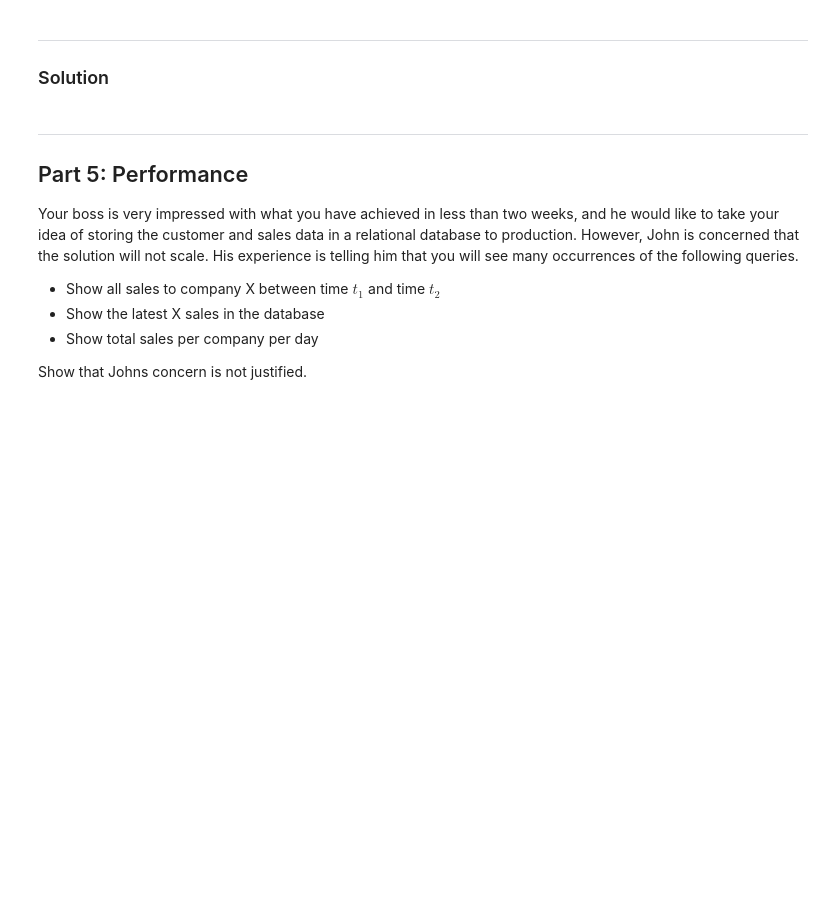
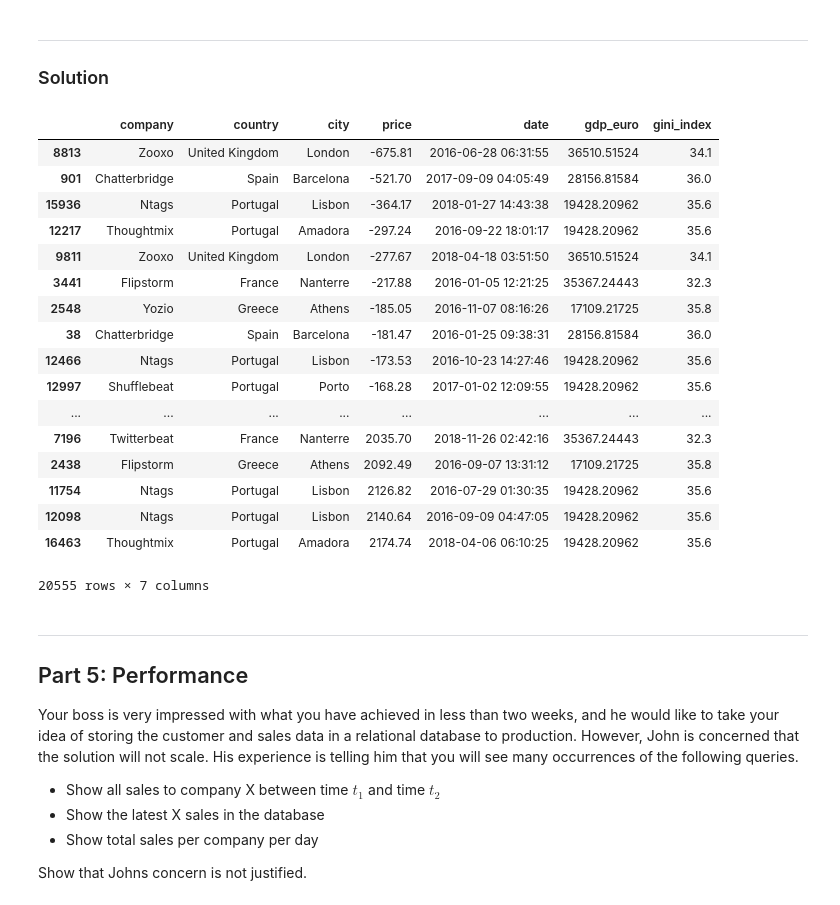
Before and after one commit to vincentvendius/Computational-tools-project-1, a Jupyter notebook: Project1_CustomerDatabase.ipynb, the cells around one changed output. Cells and saved outputs as stored; diff of their text form; code cells hidden in the pictures; blank space fills up the shorter version.

```diff
--- a/Project1_CustomerDatabase.ipynb
+++ b/Project1_CustomerDatabase.ipynb
@@ -505,6 +561,28 @@ Remember, you are taking this to your new boss, so think about how you present t
 # %% [markdown]
 ---
 ### Solution
+# %%
+sort_by_price = df.sort_values('price')
+sort_by_price
+# %% [output]
+|  | company | country | city | price | date | gdp_euro | gini_index |
+| 8813 | Zooxo | United Kingdom | London | -675.81 | 2016-06-28 06:31:55 | 36510.51524 | 34.1 |
+| 901 | Chatterbridge | Spain | Barcelona | -521.70 | 2017-09-09 04:05:49 | 28156.81584 | 36.0 |
+| 15936 | Ntags | Portugal | Lisbon | -364.17 | 2018-01-27 14:43:38 | 19428.20962 | 35.6 |
+| 12217 | Thoughtmix | Portugal | Amadora | -297.24 | 2016-09-22 18:01:17 | 19428.20962 | 35.6 |
+| 9811 | Zooxo | United Kingdom | London | -277.67 | 2018-04-18 03:51:50 | 36510.51524 | 34.1 |
+| 3441 | Flipstorm | France | Nanterre | -217.88 | 2016-01-05 12:21:25 | 35367.24443 | 32.3 |
+| 2548 | Yozio | Greece | Athens | -185.05 | 2016-11-07 08:16:26 | 17109.21725 | 35.8 |
+| 38 | Chatterbridge | Spain | Barcelona | -181.47 | 2016-01-25 09:38:31 | 28156.81584 | 36.0 |
+| 12466 | Ntags | Portugal | Lisbon | -173.53 | 2016-10-23 14:27:46 | 19428.20962 | 35.6 |
+| 12997 | Shufflebeat | Portugal | Porto | -168.28 | 2017-01-02 12:09:55 | 19428.20962 | 35.6 |
+| ... | ... | ... | ... | ... | ... | ... | ... |
+| 7196 | Twitterbeat | France | Nanterre | 2035.70 | 2018-11-26 02:42:16 | 35367.24443 | 32.3 |
+| 2438 | Flipstorm | Greece | Athens | 2092.49 | 2016-09-07 13:31:12 | 17109.21725 | 35.8 |
+| 11754 | Ntags | Portugal | Lisbon | 2126.82 | 2016-07-29 01:30:35 | 19428.20962 | 35.6 |
+| 12098 | Ntags | Portugal | Lisbon | 2140.64 | 2016-09-09 04:47:05 | 19428.20962 | 35.6 |
+| 16463 | Thoughtmix | Portugal | Amadora | 2174.74 | 2018-04-06 06:10:25 | 19428.20962 | 35.6 |
+20555 rows × 7 columns
 # %% [markdown]
 ---
 ## Part 5: Performance
```
Also changed, not shown: parts of 22 cells of this notebook.
